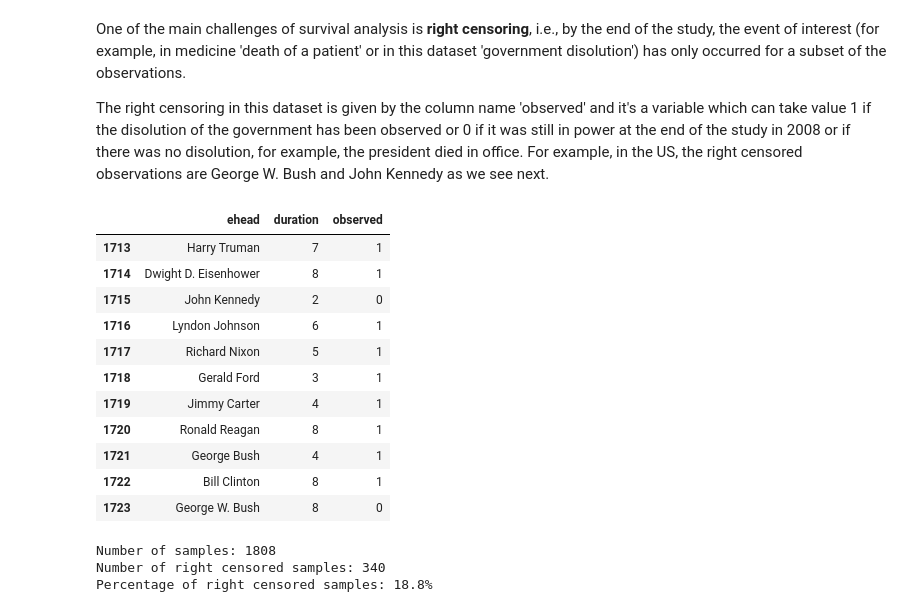
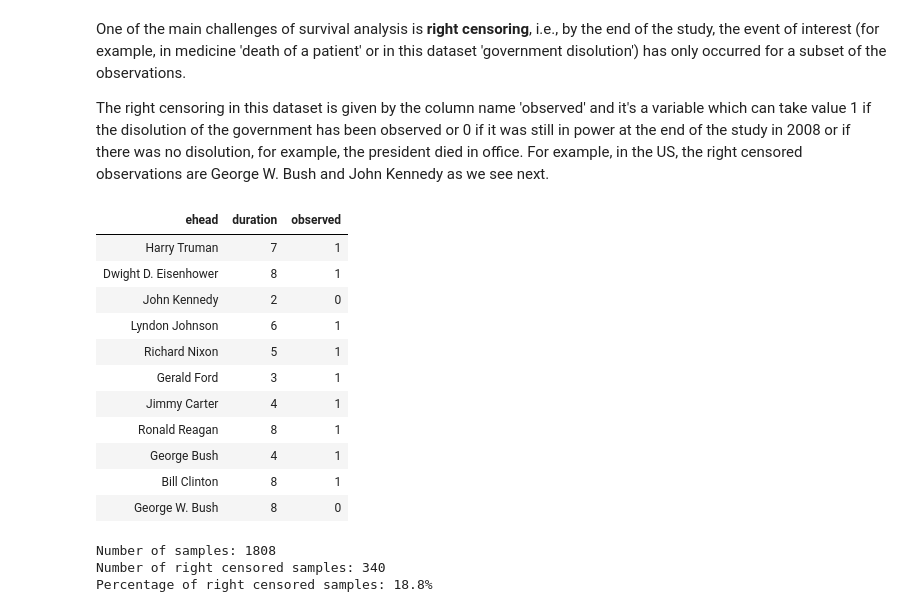
Before and after one commit to alonsosilvaallende/Survival_Analysis, a Jupyter notebook: Democracy_and_Dictatorship-colab.ipynb, the cells around one changed output. Saved outputs shown, nothing was run; the diff lists cells and outputs as text; code cells hidden in the pictures.

```diff
--- a/Democracy_and_Dictatorship-colab.ipynb
+++ b/Democracy_and_Dictatorship-colab.ipynb
@@ -78,20 +78,23 @@ One of the main challenges of survival analysis is **right censoring**, i.e., by
 
 The right censoring in this dataset is given by the column name 'observed' and it's a variable which can take value 1 if the disolution of the government has been observed or 0 if it was still in power at the end of the study in 2008 or if there was no disolution, for example, the president died in office. For example, in the US, the right censored observations are George W. Bush and John Kennedy as we see next.
 # %%
-df.query('ctryname == "United States of America"')[['ehead', 'duration', 'observed']]
+format_dict = {'ehead':'{}','duration':'{}', 'observed':'{}'}
+(df.query('ctryname == "United States of America"')[['ehead', 'duration', 'observed']].style.format(format_dict)
+  .hide_index()
+  .highlight_min('observed', color='lightgreen'))
 # %% [output]
-|  | ehead | duration | observed |
-| 1713 | Harry Truman | 7 | 1 |
-| 1714 | Dwight D. Eisenhower | 8 | 1 |
-| 1715 | John Kennedy | 2 | 0 |
-| 1716 | Lyndon Johnson | 6 | 1 |
-| 1717 | Richard Nixon | 5 | 1 |
-| 1718 | Gerald Ford | 3 | 1 |
-| 1719 | Jimmy Carter | 4 | 1 |
-| 1720 | Ronald Reagan | 8 | 1 |
-| 1721 | George Bush | 4 | 1 |
-| 1722 | Bill Clinton | 8 | 1 |
-| 1723 | George W. Bush | 8 | 0 |
+| ehead | duration | observed |
+| Harry Truman | 7 | 1 |
+| Dwight D. Eisenhower | 8 | 1 |
+| John Kennedy | 2 | 0 |
+| Lyndon Johnson | 6 | 1 |
+| Richard Nixon | 5 | 1 |
+| Gerald Ford | 3 | 1 |
+| Jimmy Carter | 4 | 1 |
+| Ronald Reagan | 8 | 1 |
+| George Bush | 4 | 1 |
+| Bill Clinton | 8 | 1 |
+| George W. Bush | 8 | 0 |
 # %%
 print(f'Number of samples: {len(df)}')
 print(f'Number of right censored samples: {len(df.query("observed == 0"))}')
```
Also changed, not shown: parts of 2 cells of this notebook.
